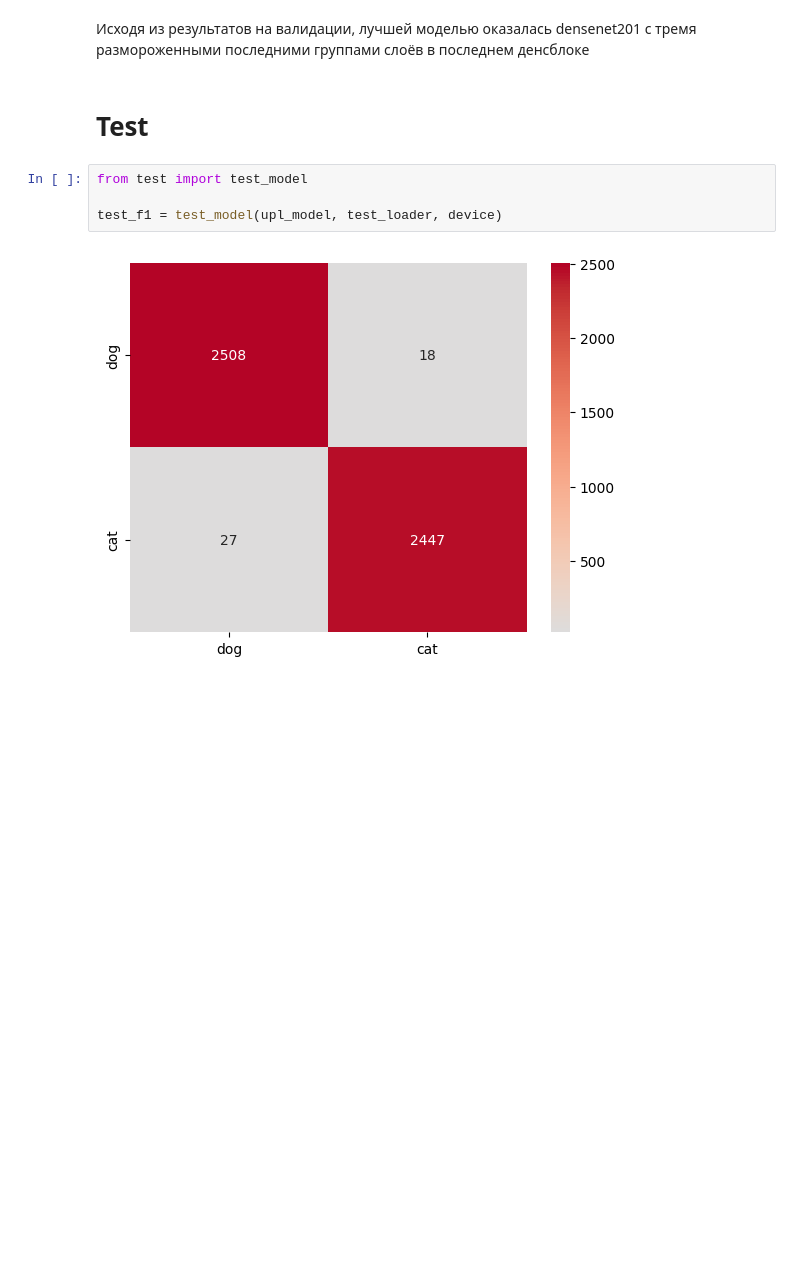
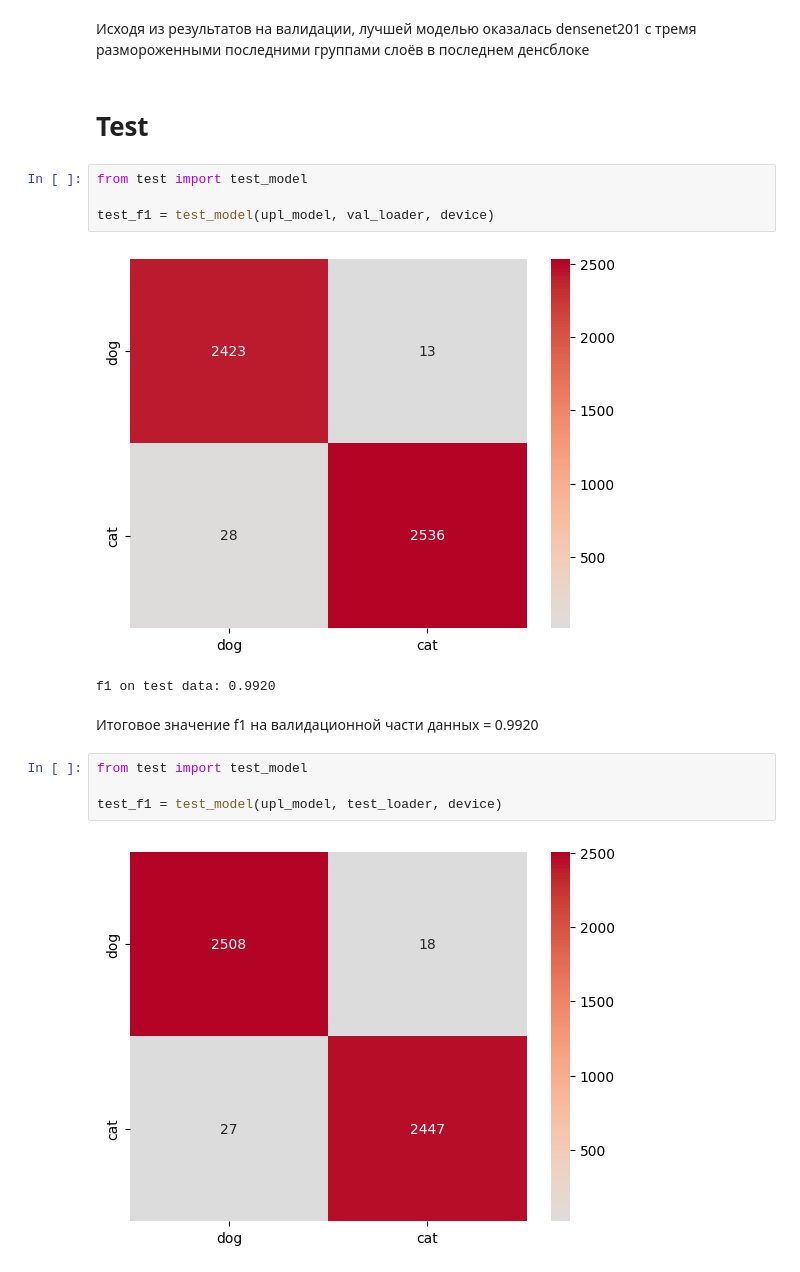
Before and after one commit to kivy0/CatsAndDogs, a Jupyter notebook: main_notebook.ipynb, the cells around one changed output. Drawn from its saved outputs; the diff is of its cells as text; blank space fills up the shorter version.

```diff
--- a/main_notebook.ipynb
+++ b/main_notebook.ipynb
@@ -86,6 +88,15 @@ upl_model = upl_model.to(device)
 Исходя из результатов на валидации, лучшей моделью оказалась densenet201 c тремя размороженными последними группами слоёв в последнем денсблоке
 # %% [markdown]
 # Test
+# %%
+from test import test_model
+
+test_f1 = test_model(upl_model, val_loader, device)
+# %% [output]
+[figure, added]
+f1 on test data: 0.9920
+# %% [markdown]
+Итоговое значение f1 на валидационной части данных = 0.9920
 # %%
 from test import test_model
 
```
Also changed, not shown: parts of 2 cells of this notebook.
